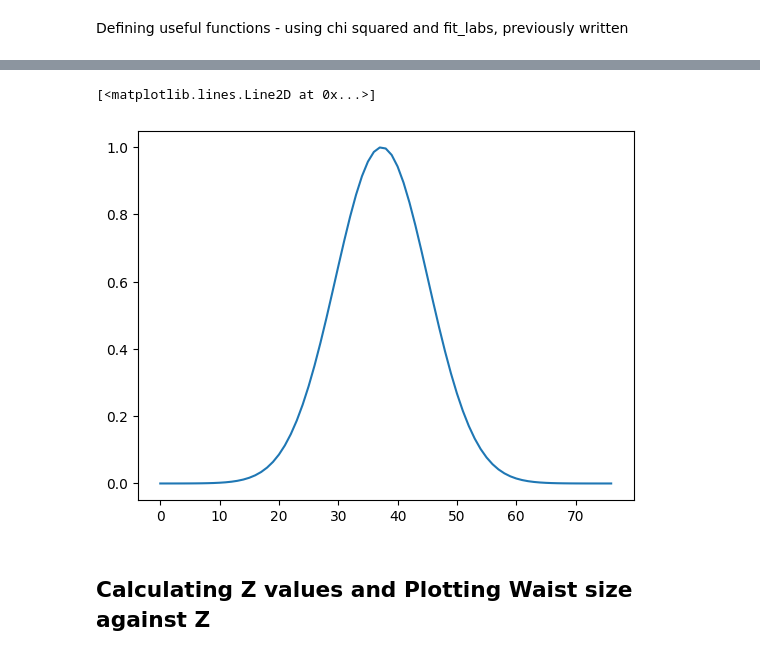
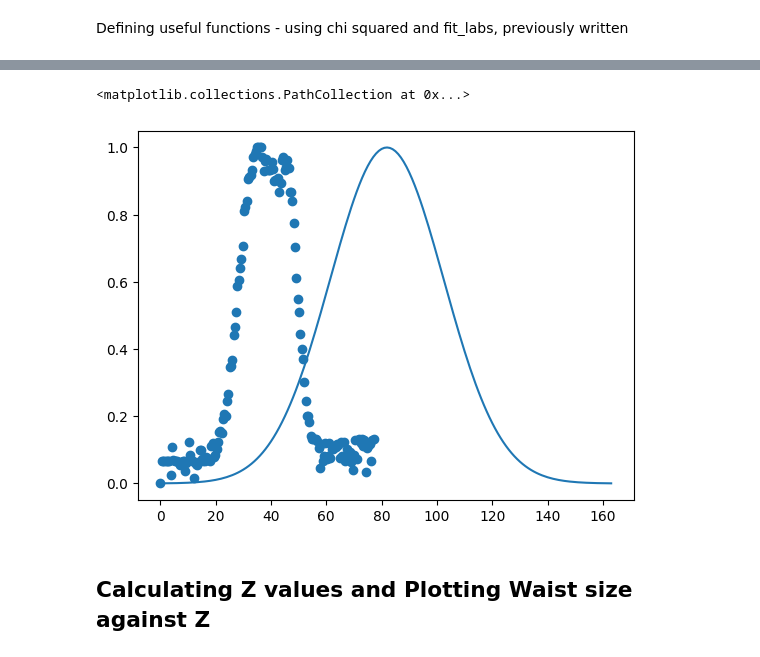
Before and after one commit to akay8/Level4Project, a Jupyter notebook: Cleaved_Fibre.ipynb, the cells around one changed output, grey strips where cells are left out. Saved outputs shown, nothing was run; the diff lists cells and outputs as text; code cells hidden in the pictures.

```diff
--- a/Cleaved_Fibre.ipynb
+++ b/Cleaved_Fibre.ipynb
@@ -213,8 +229,9 @@ print(params_[:,0])
-# %%
-plt.plot(y_fits[10])
-# %% [output]
-[<matplotlib.lines.Line2D at 0x...>]
-[figure, removed]
+# %%
+plt.plot(y_fits[11])
+plt.scatter(all_distances[11],all_amps[11])
+# %% [output]
+<matplotlib.collections.PathCollection at 0x...>
+[figure, added]
 # %% [markdown]
 ## Calculating Z values and Plotting Waist size against Z
 # %%
```
Also changed, not shown: parts of 4 cells of this notebook.
